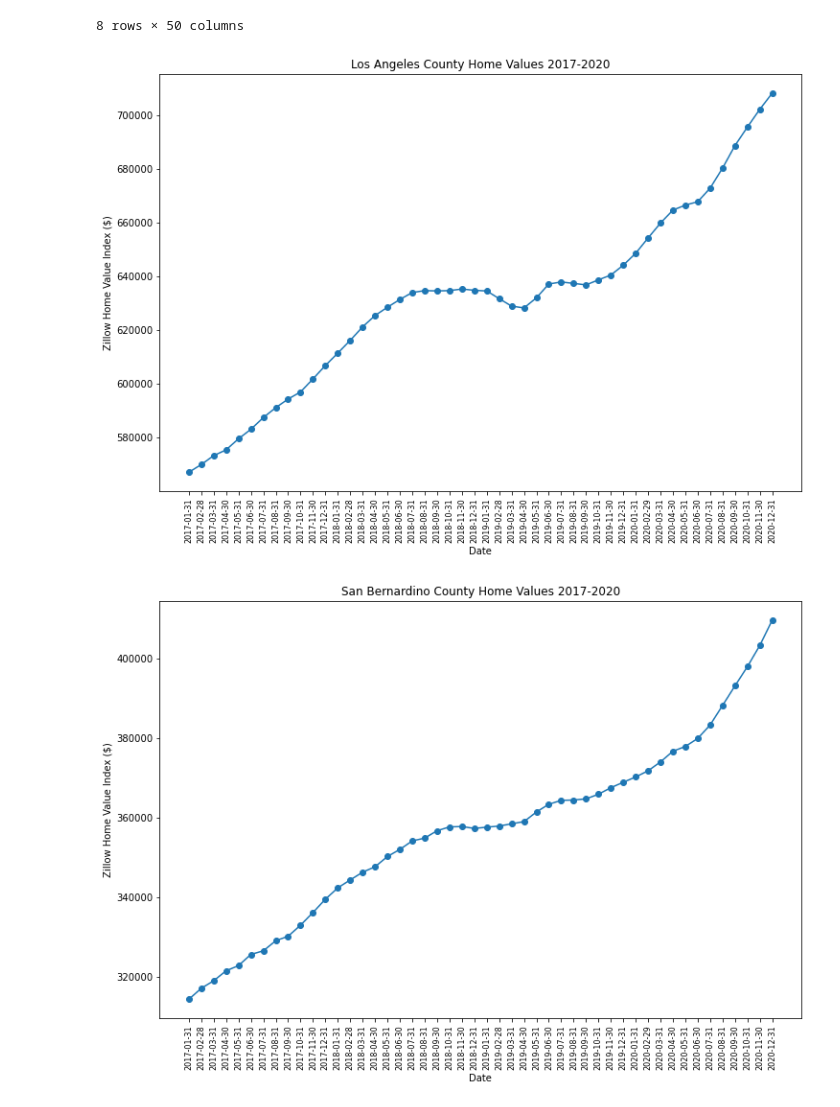
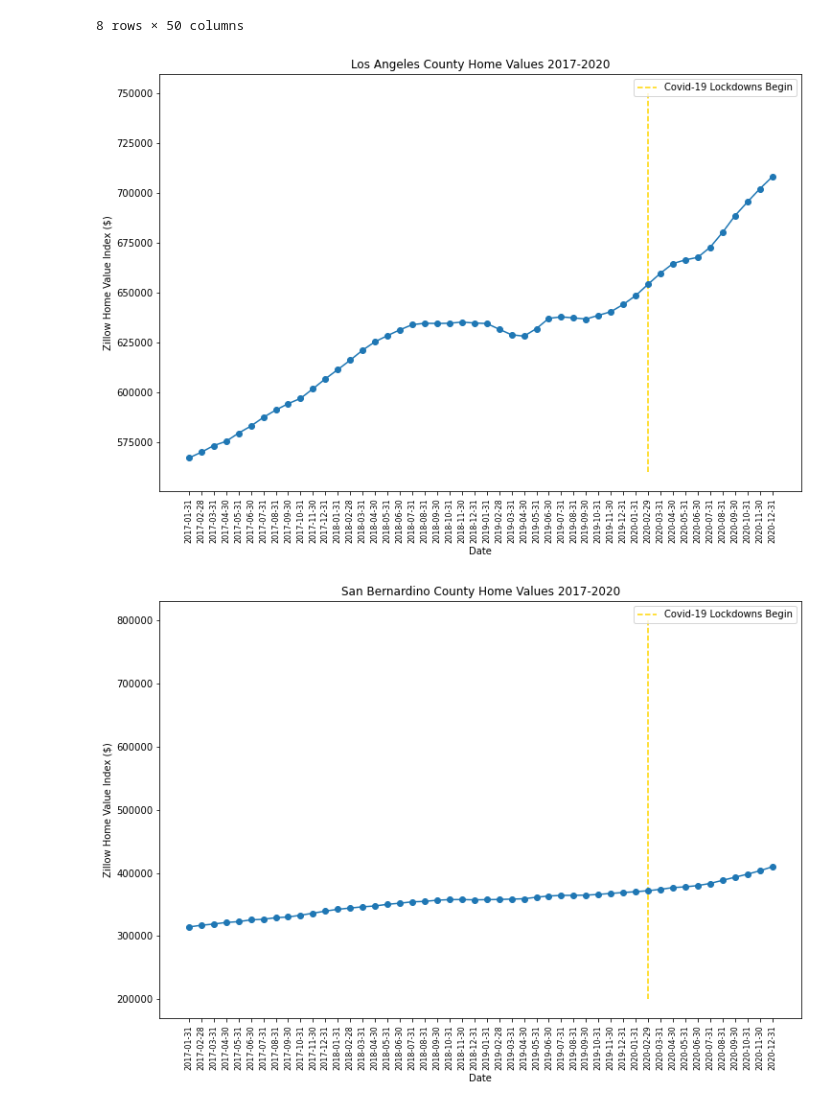
Before and after one commit to aolea13/project_1, a Jupyter notebook: zhvi_state_analysis.ipynb, the cells around one changed output. Saved outputs shown, nothing was run; the diff lists cells and outputs as text; code cells hidden in the pictures.

Commit message:
cleaned code and added output images

```diff
--- a/zhvi_state_analysis.ipynb
+++ b/zhvi_state_analysis.ipynb
@@ -70,19 +71,21 @@ price_columns= ['2017-01-31', '2017-02-28', '2017-03-31',
 # %%
 # Create a line plot showing ZHVI for LA County
 la_cnt_filter=home_values_df['RegionName']=="Los Angeles County"
 
 la_price_over_time=ca_df.loc[la_cnt_filter, price_columns]
 
 plt.figure(figsize=(12,8))
 plt.plot(price_columns,la_price_over_time.iloc[0], marker="o")
 plt.xlabel("Date", fontsize=10)
 plt.ylabel("Zillow Home Value Index ($)")
 plt.title("Los Angeles County Home Values 2017-2020")
 plt.xticks(fontsize=8,rotation=90)
-
+plt.vlines('2020-02-29', ymin=560000, ymax=750000, colors='gold',linestyles='dashed', label='Covid-19 Lockdowns Begin')
+plt.legend()
+plt.savefig('output/la_single_zhvi.png')
 plt.show()
 # %% [output]
-[figure, old version]
+[figure, new version]
 # %%
 # Create a line plot showing ZHVI in San Bernardino County
 
@@ -99,10 +102,12 @@ plt.xlabel("Date", fontsize=10)
 plt.ylabel("Zillow Home Value Index ($)")
 plt.title("San Bernardino County Home Values 2017-2020")
 plt.xticks(fontsize=8,rotation=90)
-
+plt.vlines('2020-02-29', ymin=200000, ymax=800000, colors='gold',linestyles='dashed', label='Covid-19 Lockdowns Begin')
+plt.legend()
+plt.savefig('output/sanbernadino_single_zhvi.png')
 plt.show()
 # %% [output]
-[figure, old version]
+[figure, new version]
 # %%
 # Create a line plot showing ZHVI in Riverside County
 
```
Also changed, not shown: parts of 10 cells of this notebook, 7 other files.
